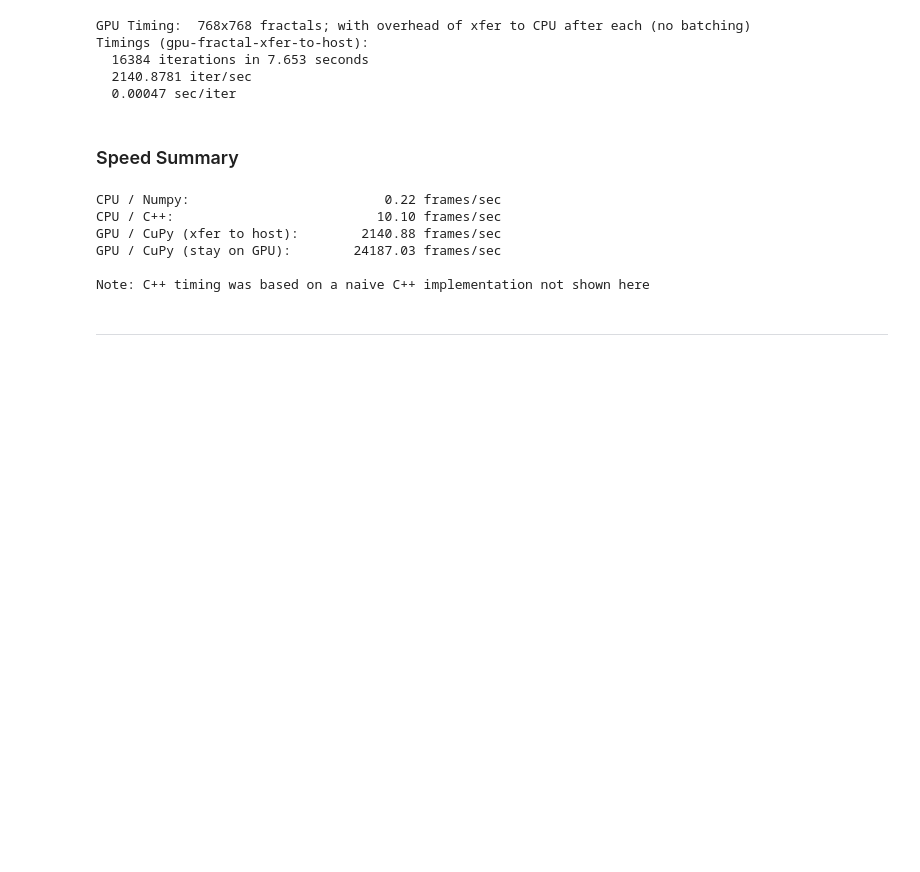
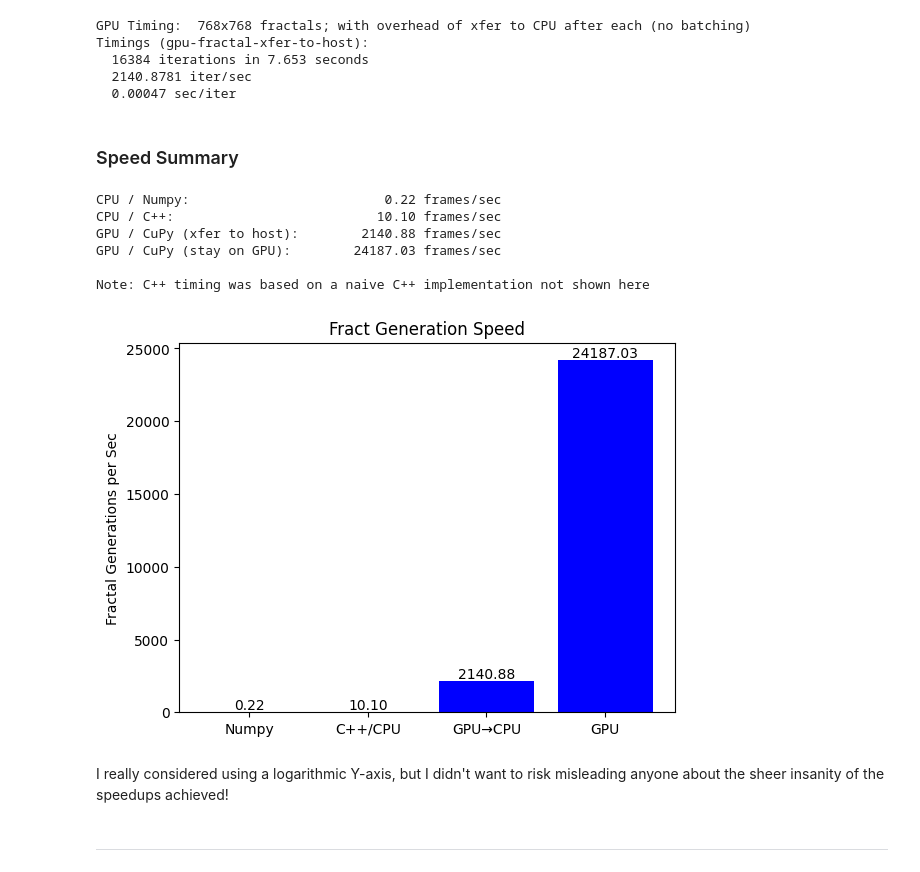
Before and after one commit to etotheipi/fractal1027, a Jupyter notebook: fractal_1027.ipynb, the cells around one changed output. Saved outputs shown, nothing was run; the diff lists cells and outputs as text; code cells hidden in the pictures; blank space fills up the shorter version.

```diff
--- a/fractal_1027.ipynb
+++ b/fractal_1027.ipynb
@@ -355,22 +355,44 @@ Timings (gpu-fractal-xfer-to-host):
 # %%
 display_table = [ \
     ['CPU / Numpy', SimpleTimers.get_iter_per_sec('cpu-fractal')],
     ['CPU / C++', 10.1],  # from a naive C++ implementation on 768x768 fractals
     ['GPU / CuPy (xfer to host)', SimpleTimers.get_iter_per_sec('gpu-fractal-xfer-to-host')],
     ['GPU / CuPy (stay on GPU)', SimpleTimers.get_iter_per_sec('gpu-fractal-no-xfer')],
 ]
 
 for txt,fps in display_table:
     print((txt+':').ljust(30), f'{fps:.2f}'.rjust(10), 'frames/sec')
 
 print('\nNote: C++ timing was based on a naive C++ implementation not shown here')
+
+# Data
+lbls = ['Numpy', 'C++/CPU', 'GPU\u2192CPU', 'GPU']
+fps = [f[1] for f in display_table]
+
+# Create the bar chart
+plt.bar(lbls, fps, color='blue')
+
+# Label the bars with the actual values
+for i, value in enumerate(fps):
+    plt.text(i, value, str(f'{value:.2f}'), ha='center', va='bottom')
+
+# Add labels and title
+plt.xlabel('')
+plt.ylabel('Fractal Generations per Sec')
+plt.title('Fract Generation Speed')
+
+# Show the chart
+plt.show()
 # %% [output]
 CPU / Numpy:                         0.22 frames/sec
 CPU / C++:                          10.10 frames/sec
 GPU / CuPy (xfer to host):        2140.88 frames/sec
 GPU / CuPy (stay on GPU):        24187.03 frames/sec
 
 Note: C++ timing was based on a naive C++ implementation not shown here
+[figure, added]
+# %% [markdown]
+I really considered using a logarithmic Y-axis, but I didn't want to risk misleading anyone about the sheer insanity of the speedups achieved!
 # %% [markdown]
 -----
 # %% [markdown]
```
Also changed, not shown: parts of 3 cells of this notebook, 6 other files.
